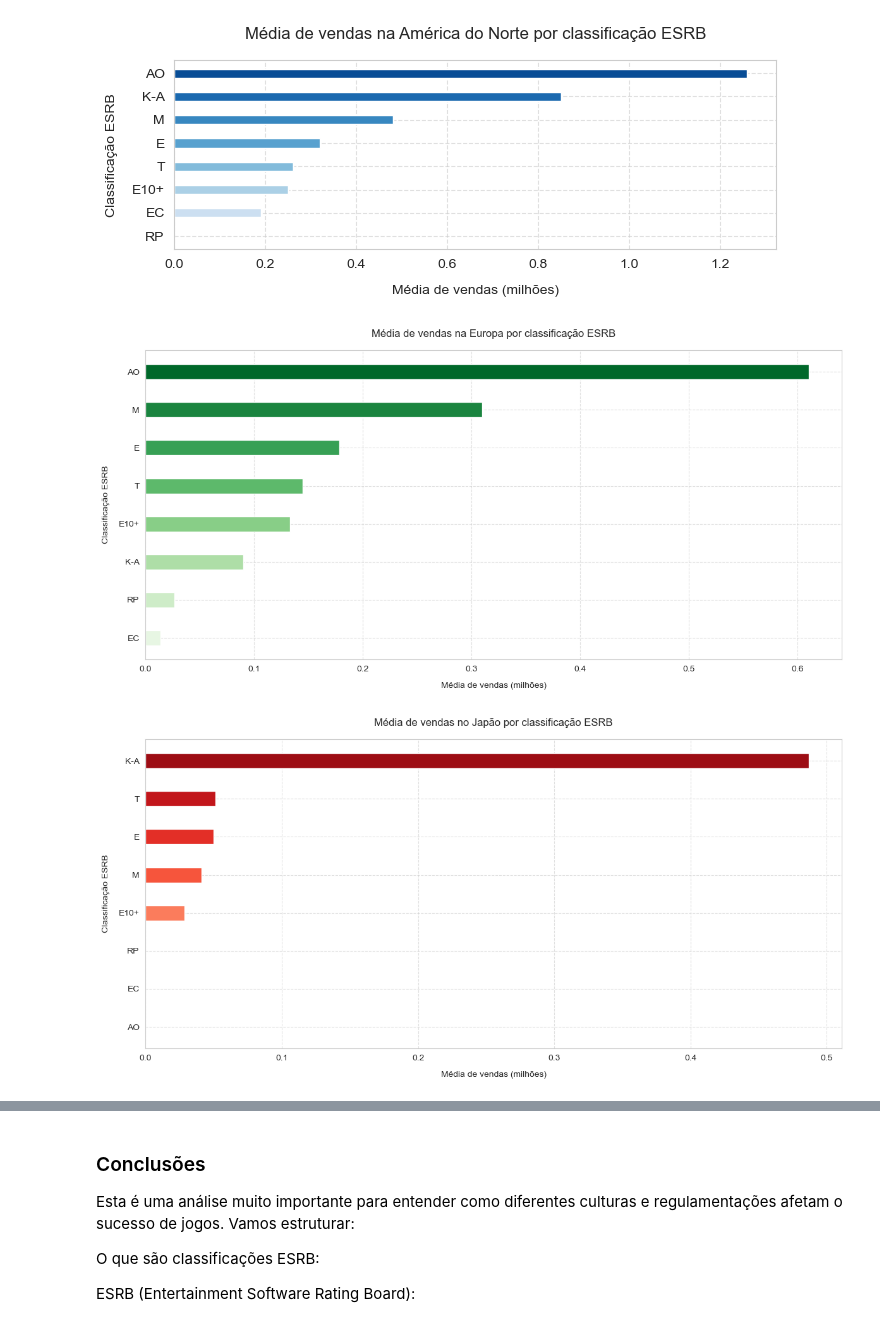
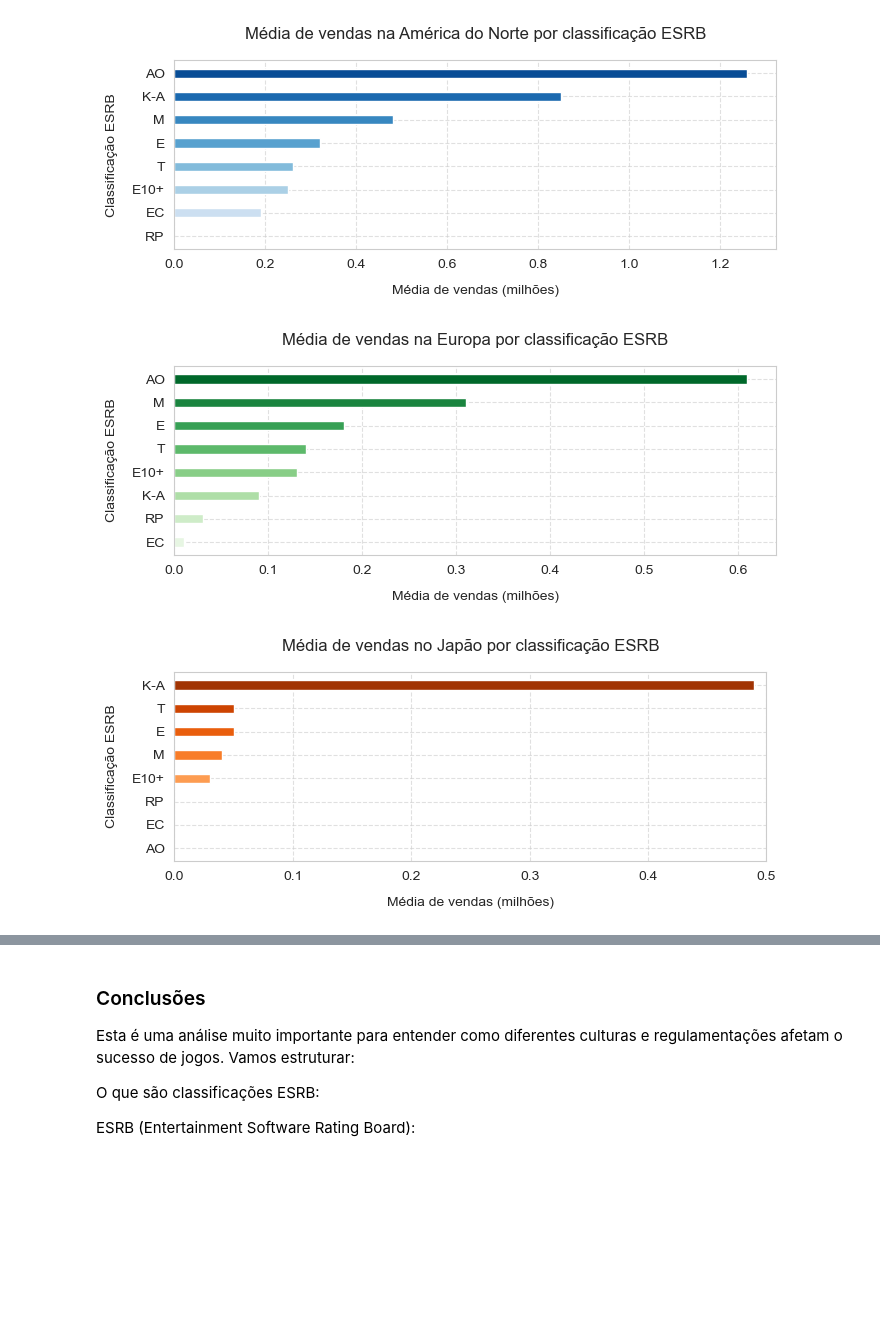
Before and after one commit to raimirsilva/Ice-games-sales-analysis, a Jupyter notebook: Ice_games_analysis.ipynb, the cells around one changed output, grey strips where cells are left out. Drawn from its saved outputs; the diff is of its cells as text; code cells hidden in the pictures; blank space fills up the shorter version.

Commit message:
Finalização de gráficos e tabelas sobre ANÁLISE DE CLASSIFICAÇÕES ESRB

```diff
--- a/Ice_games_analysis.ipynb
+++ b/Ice_games_analysis.ipynb
@@ -1792,59 +1825,65 @@ plt.show()
 # %% [output]
 [figure]
 # %%
-# Visualizando vendas NA por classificação ESRB
-plt.figure(figsize=(12, 6))
+# Visualizando vendas EU por classificação ESRB
+plt.figure(figsize=(7, 3))
 sns.set_style('whitegrid')
-mean_sales_by_rating = (
-    final_df_sales
-    .groupby('rating', dropna=True)['eu_sales']
-    .mean()
-    .reset_index()
-    .sort_values('eu_sales', ascending=True)
-)
-palette = sns.color_palette('Greens', n_colors=len(mean_sales_by_rating))
+
+# Trazendo um DF ordenado para o gráfico
+mean_sales_by_rating_sorted_eu = mean_sales_by_rating.sort_values('Vendas EU', ascending=True)
+
+palette = sns.color_palette('Greens', n_colors=len(mean_sales_by_rating_sorted_eu))
+
+# Criando o gráfico de barras horizontais
 ax = plt.gca()
 ax.barh(
-    mean_sales_by_rating['rating'],
-    mean_sales_by_rating['eu_sales'],
+    mean_sales_by_rating_sorted_eu['Classificação'],
+    mean_sales_by_rating_sorted_eu['Vendas EU'],
     color=palette,
     height=0.4
 )
+
 plt.title('Média de vendas na Europa por classificação ESRB', fontsize=12, pad=15)
 plt.xlabel('Média de vendas (milhões)', fontsize=10, labelpad=10)
 plt.ylabel('Classificação ESRB', fontsize=10, labelpad=10)
+
 plt.grid(True, linestyle='--', alpha=0.6)
+
 plt.tight_layout()
 print()
 plt.show()
 # %% [output]
-[figure, old version]
+[figure, new version]
 # %%
 # Visualizando vendas JP por classificação ESRB
-plt.figure(figsize=(12, 6))
+plt.figure(figsize=(7, 3))
 sns.set_style('whitegrid')
-mean_sales_by_rating = (
-    final_df_sales
-    .groupby('rating', dropna=True)['jp_sales']
-    .mean()
-    .reset_index()
-    .sort_values('jp_sales', ascending=True)
-)
-palette = sns.color_palette('Reds', n_colors=len(mean_sales_by_rating))
+
+# Trazendo um DF ordenado para o gráfico
+mean_sales_by_rating_sorted_jp = mean_sales_by_rating.sort_values('Vendas JP', ascending=True)
+
+palette = sns.color_palette('Oranges', n_colors=len(mean_sales_by_rating_sorted_jp))
+
+# Criando o gráfico de barras horizontais
 ax = plt.gca()
 ax.barh(
-    mean_sales_by_rating['rating'],
-    mean_sales_by_rating['jp_sales'],
+    mean_sales_by_rating_sorted_jp['Classificação'],
+    mean_sales_by_rating_sorted_jp['Vendas JP'],
     color=palette,
     height=0.4
 )
+
 plt.title('Média de vendas no Japão por classificação ESRB', fontsize=12, pad=15)
 plt.xlabel('Média de vendas (milhões)', fontsize=10, labelpad=10)
 plt.ylabel('Classificação ESRB', fontsize=10, labelpad=10)
+
+plt.xlim(0, 0.5)
+
 plt.grid(True, linestyle='--', alpha=0.6)
+
 plt.tight_layout()
 print()
 plt.show()
 # %% [output]
-[figure, old version]
+[figure, new version]
 # %%
```
Also changed, not shown: parts of 5 cells of this notebook.
